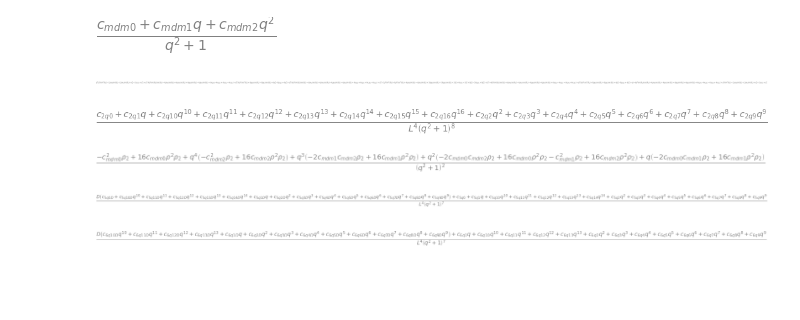
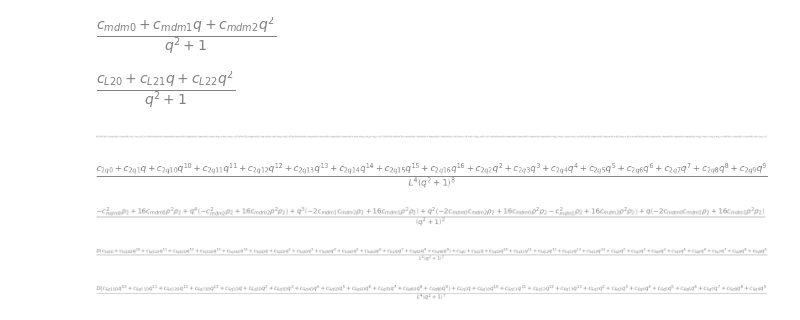
Before and after one commit to emilemarcotte/dubins2circle2set, a Jupyter notebook: LRLS_sympy.ipynb, the cells around one changed output. Cells and saved outputs as stored; diff of their text form; code cells hidden in the pictures; blank space fills up the shorter version.

```diff
--- a/LRLS_sympy.ipynb
+++ b/LRLS_sympy.ipynb
@@ -168,34 +168,36 @@ L_8_numer = collect(expand(L_8_numer), q)
 L_8 = L_8_numer/L_8_denom
 
 # Manage D**2, denom = (q**2 + 1)
 D_2 = L_2 - rho**2
 D_2_numer, D_2_denom = D_2.as_numer_denom()
 D_2_numer = collect(expand(D_2_numer), q)
 D_2 = D_2_numer/D_2_denom
 # D_2 = factor((L_2 - rho**2)*(q**2+1))
 
 # # Manage D**4, denom = (q**2 + 1)**2
 # D_4 = factor(expand(D_2**2))
 # D_4_numer, D_4_denom = D_4.as_numer_denom()
 # D_4_numer = collect(expand(D_4_numer), q)
 # D_4 = D_4_numer/D_4_denom
 
-# L_2
+L_2
 # L_2_numer
 # L_2_denom
 # L_4
 # L_6
 # L_8
 # L_4_numer
 # L_4_denom
 # D_2
 # D_2_numer
 # D_2_denom
 # D_4
 
 # print(c_L20_t)
 # print(c_L21_t)
 # print(c_L22_t)
+# %% [output]
+[figure, added]
 # %%
 """Start combining everything"""
 
```
Also changed, not shown: parts of 24 cells of this notebook.
